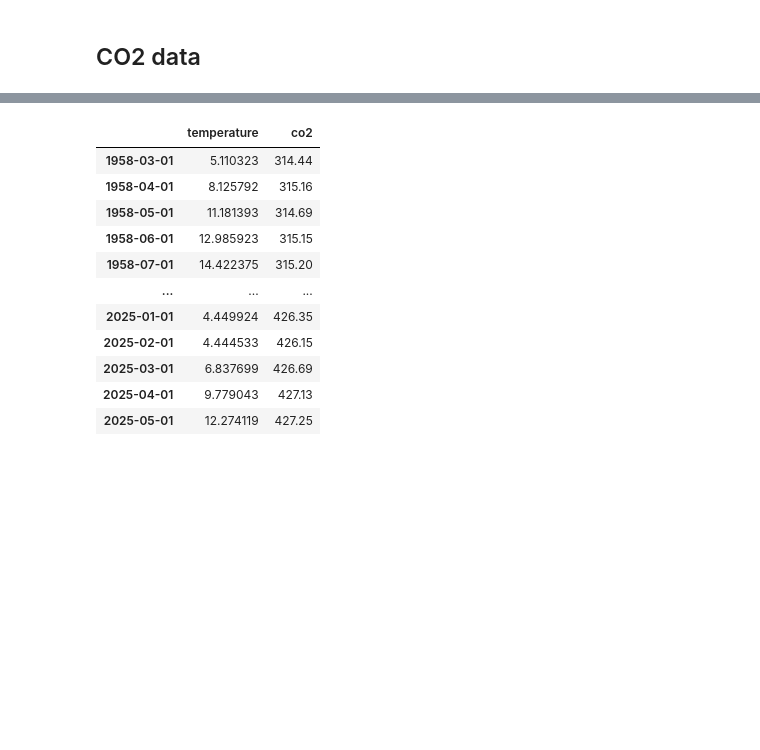
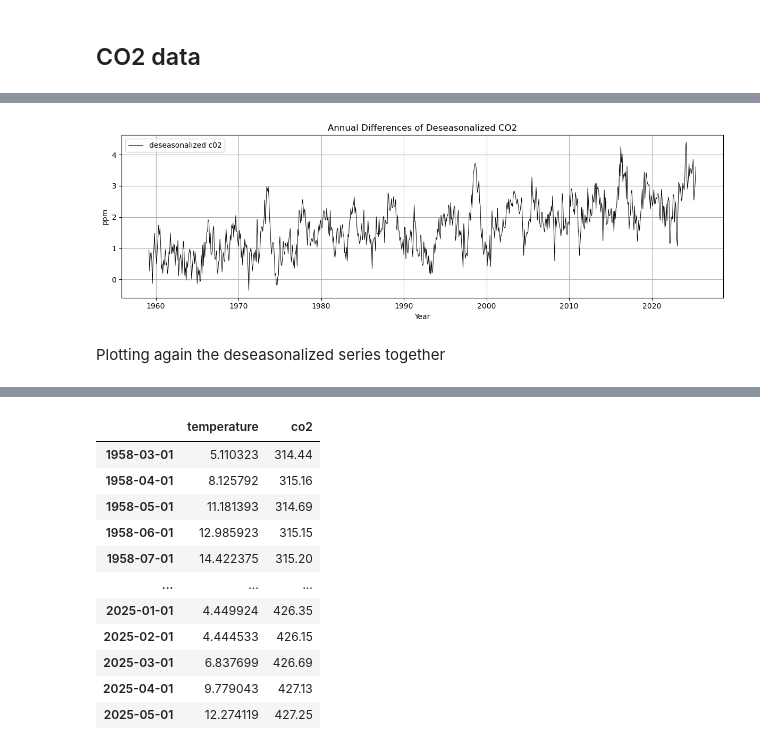
Before and after one commit to chivintar/causal-discovery, a Jupyter notebook: notebooks/climate_data.ipynb, the cells around one changed output, grey strips where cells are left out. Saved outputs shown, nothing was run; the diff lists cells and outputs as text; code cells hidden in the pictures; blank space fills up the shorter version.

```diff
--- a/notebooks/climate_data.ipynb
+++ b/notebooks/climate_data.ipynb
@@ -82,0 +113,19 @@ plt.show()
+# %%
+co2_series = co2["average"]
+co2_grouped_by_month= co2_series.groupby(co2_series.index.month).mean()
+deseasonalized_co2 = co2_series.copy()
+deseasonalized_co2 = deseasonalized_co2 - co2_series.index.map(lambda d: co2_grouped_by_month[d.month])
+
+co2_annual_diff = deseasonalized_co2.diff(12).dropna()
+
+plt.figure(figsize=(12, 4))
+plt.plot(co2_annual_diff, label="deseasonalized c02", linewidth=0.7, color='black')
+plt.title('Annual Differences of Deseasonalized CO2')
+plt.ylabel('ppm')
+plt.xlabel('Year')
+plt.grid(True)
+plt.legend()
+plt.tight_layout()
+plt.show()
+# %% [output]
+[figure, added]
@@ -82,0 +135,2 @@ plt.show()
+# %% [markdown]
+Plotting again the deseasonalized series together
```
Also changed, not shown: parts of 13 cells of this notebook, 2 other files.
